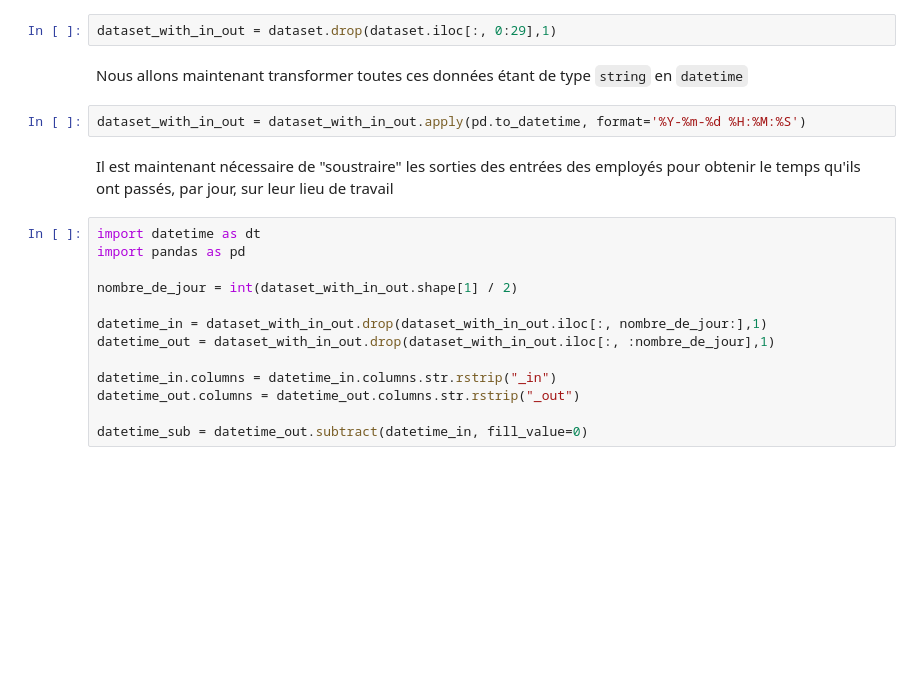
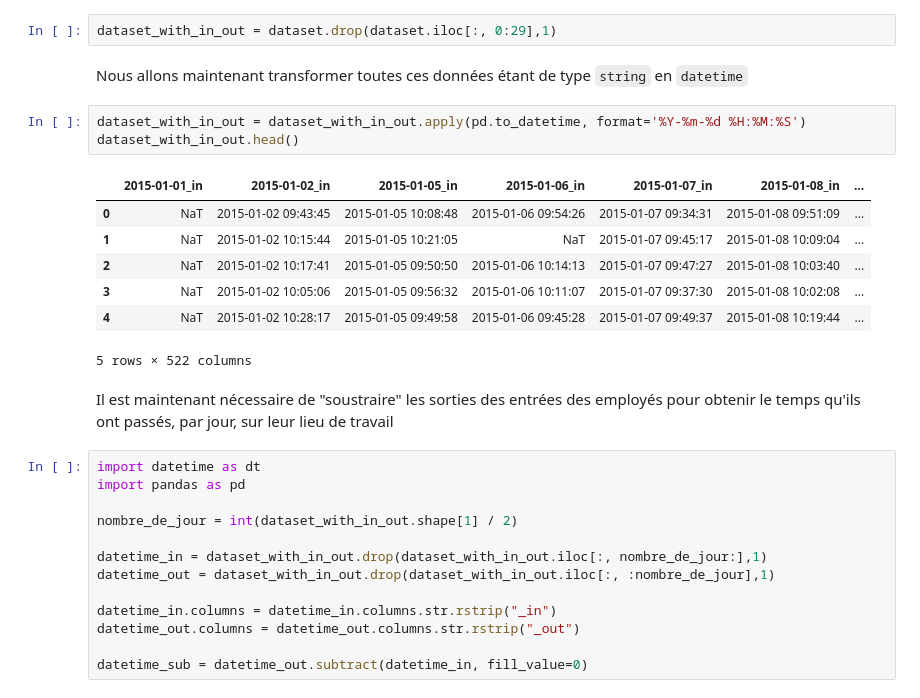
Before and after one commit to Ugo-Girard-Tissier/Projet-IA, a Jupyter notebook: Projet IA.ipynb, the cells around one changed output. Drawn from its saved outputs; the diff is of its cells as text; blank space fills up the shorter version.

```diff
--- a/Projet IA.ipynb
+++ b/Projet IA.ipynb
@@ -286,6 +309,15 @@ dataset_with_in_out = dataset.drop(dataset.iloc[:, 0:29],1)
 Nous allons maintenant transformer toutes ces données étant de type `string` en `datetime`
 # %%
 dataset_with_in_out = dataset_with_in_out.apply(pd.to_datetime, format='%Y-%m-%d %H:%M:%S')
+dataset_with_in_out.head()
+# %% [output]
+|  | 2015-01-01_in | 2015-01-02_in | 2015-01-05_in | 2015-01-06_in | 2015-01-07_in | 2015-01-08_in | ... |
+| 0 | NaT | 2015-01-02 09:43:45 | 2015-01-05 10:08:48 | 2015-01-06 09:54:26 | 2015-01-07 09:34:31 | 2015-01-08 09:51:09 | ... |
+| 1 | NaT | 2015-01-02 10:15:44 | 2015-01-05 10:21:05 | NaT | 2015-01-07 09:45:17 | 2015-01-08 10:09:04 | ... |
+| 2 | NaT | 2015-01-02 10:17:41 | 2015-01-05 09:50:50 | 2015-01-06 10:14:13 | 2015-01-07 09:47:27 | 2015-01-08 10:03:40 | ... |
+| 3 | NaT | 2015-01-02 10:05:06 | 2015-01-05 09:56:32 | 2015-01-06 10:11:07 | 2015-01-07 09:37:30 | 2015-01-08 10:02:08 | ... |
+| 4 | NaT | 2015-01-02 10:28:17 | 2015-01-05 09:49:58 | 2015-01-06 09:45:28 | 2015-01-07 09:49:37 | 2015-01-08 10:19:44 | ... |
+5 rows × 522 columns
 # %% [markdown]
 Il est maintenant nécessaire de "soustraire" les sorties des entrées des employés pour obtenir le temps qu'ils ont passés, par jour, sur leur lieu de travail
 # %%
```
Also changed, not shown: parts of 19 cells of this notebook, 2 other files.
